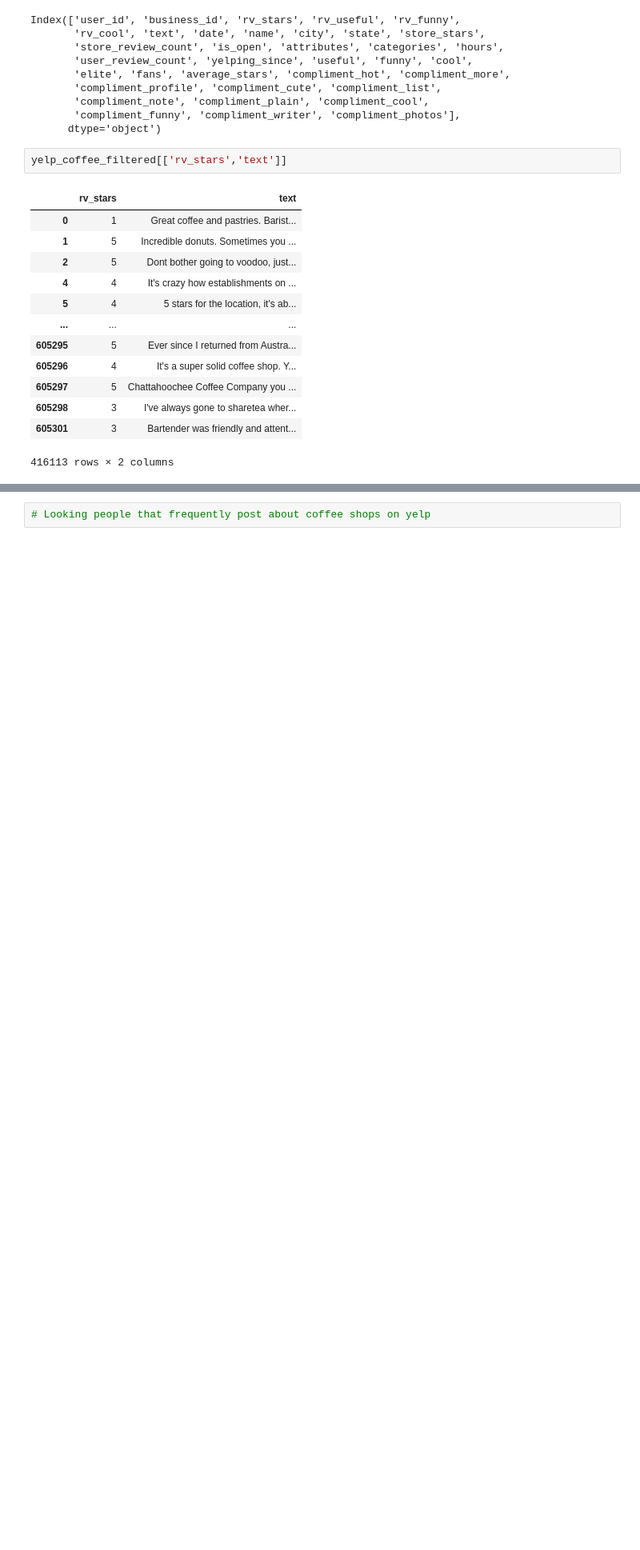
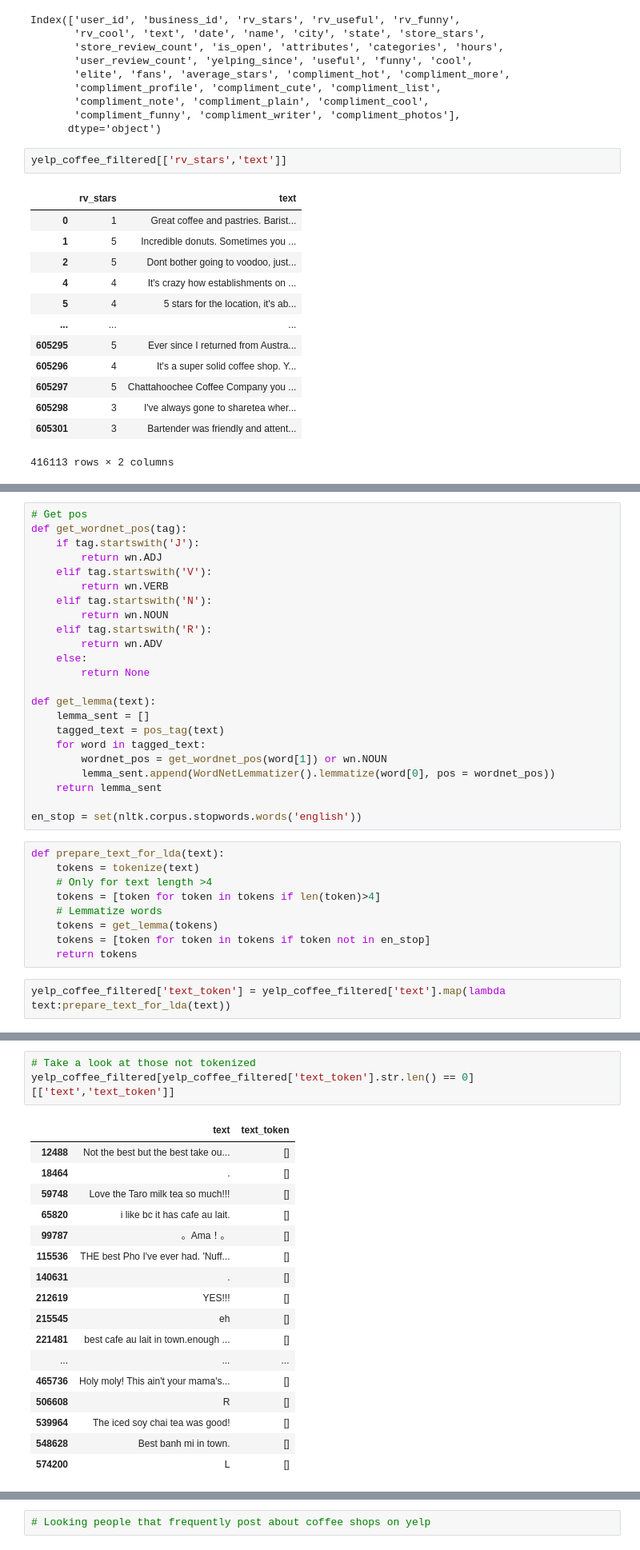
Before and after one commit to erojing/Analyzing_Yelp_Dataset, a Jupyter notebook: Final project.ipynb, the cells around one changed output, grey strips where cells are left out. Shown: that part at 80% size. Saved outputs shown, nothing was run; the diff lists cells and outputs as text; blank space fills up the shorter version.

```diff
--- a/Final project.ipynb
+++ b/Final project.ipynb
@@ -189,0 +210,34 @@ yelp_coffee_filtered
+# %%
+# Get pos
+def get_wordnet_pos(tag):
+    if tag.startswith('J'):
+        return wn.ADJ
+    elif tag.startswith('V'):
+        return wn.VERB
+    elif tag.startswith('N'):
+        return wn.NOUN
+    elif tag.startswith('R'):
+        return wn.ADV
+    else:
+        return None
+
+def get_lemma(text):
+    lemma_sent = []
+    tagged_text = pos_tag(text)
+    for word in tagged_text:
+        wordnet_pos = get_wordnet_pos(word[1]) or wn.NOUN
+        lemma_sent.append(WordNetLemmatizer().lemmatize(word[0], pos = wordnet_pos))
+    return lemma_sent
+
+en_stop = set(nltk.corpus.stopwords.words('english'))
+# %%
+def prepare_text_for_lda(text):
+    tokens = tokenize(text)
+    # Only for text length >4
+    tokens = [token for token in tokens if len(token)>4]
+    # Lemmatize words
+    tokens = get_lemma(tokens)
+    tokens = [token for token in tokens if token not in en_stop]
+    return tokens
+# %%
+yelp_coffee_filtered['text_token'] = yelp_coffee_filtered['text'].map(lambda text:prepare_text_for_lda(text))
@@ -189,0 +257,21 @@ yelp_coffee_filtered
+# %%
+# Take a look at those not tokenized
+yelp_coffee_filtered[yelp_coffee_filtered['text_token'].str.len() == 0][['text','text_token']]
+# %% [output]
+|  | text | text_token |
+| 12488 | Not the best but the best take ou... | [] |
+| 18464 | . | [] |
+| 59748 | Love the Taro milk tea so much!!! | [] |
+| 65820 | i like bc it has cafe au lait. | [] |
+| 99787 | 。Ama！。 | [] |
+| 115536 | THE best Pho I've ever had. 'Nuff... | [] |
+| 140631 | . | [] |
+| 212619 | YES!!! | [] |
+| 215545 | eh | [] |
+| 221481 | best cafe au lait in town.enough ... | [] |
+| ... | ... | ... |
+| 465736 | Holy moly! This ain't your mama's... | [] |
+| 506608 | R | [] |
+| 539964 | The iced soy chai tea was good! | [] |
+| 548628 | Best banh mi in town. | [] |
+| 574200 | L | [] |
```
Also changed, not shown: parts of 25 cells of this notebook, 10 other files.
